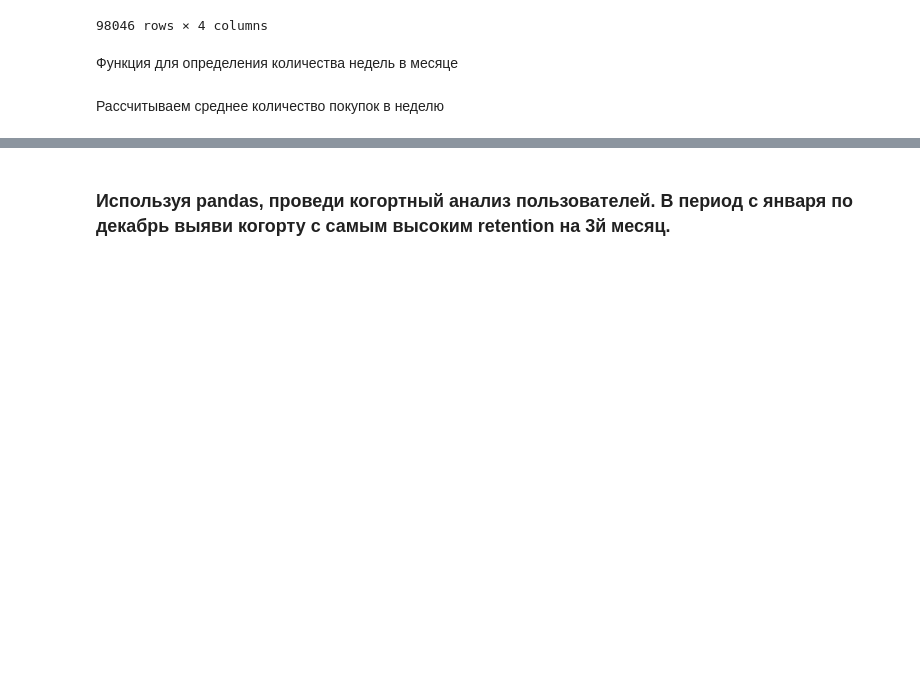
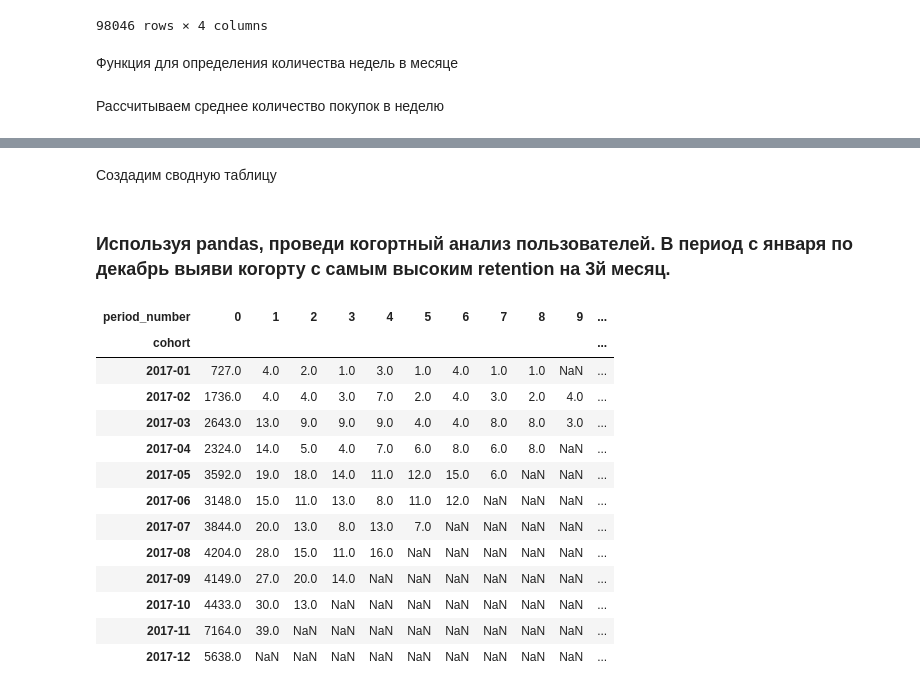
Before and after one commit to MikhailRMA/WorkSpace, a Jupyter notebook: Project_6/Project_6.ipynb, the cells around one changed output, grey strips where cells are left out. Drawn from its saved outputs; the diff is of its cells as text; code cells hidden in the pictures; blank space fills up the shorter version.

```diff
--- a/Project_6/Project_6.ipynb
+++ b/Project_6/Project_6.ipynb
@@ -334,2 +401,22 @@ purchase_counts.round(2)
+# %% [markdown]
+Создадим сводную таблицу
 # %% [markdown]
 ### Используя pandas, проведи когортный анализ пользователей. В период с января по декабрь выяви когорту с самым высоким retention на 3й месяц.
+# %%
+cohort_pivot = cohort.pivot_table(index='cohort', columns='period_number', values='user_count')
+cohort_pivot
+# %% [output]
+| period_number | 0 | 1 | 2 | 3 | 4 | 5 | 6 | 7 | 8 | 9 | ... |
+| cohort |  |  |  |  |  |  |  |  |  |  | ... |
+| 2017-01 | 727.0 | 4.0 | 2.0 | 1.0 | 3.0 | 1.0 | 4.0 | 1.0 | 1.0 | NaN | ... |
+| 2017-02 | 1736.0 | 4.0 | 4.0 | 3.0 | 7.0 | 2.0 | 4.0 | 3.0 | 2.0 | 4.0 | ... |
+| 2017-03 | 2643.0 | 13.0 | 9.0 | 9.0 | 9.0 | 4.0 | 4.0 | 8.0 | 8.0 | 3.0 | ... |
+| 2017-04 | 2324.0 | 14.0 | 5.0 | 4.0 | 7.0 | 6.0 | 8.0 | 6.0 | 8.0 | NaN | ... |
+| 2017-05 | 3592.0 | 19.0 | 18.0 | 14.0 | 11.0 | 12.0 | 15.0 | 6.0 | NaN | NaN | ... |
+| 2017-06 | 3148.0 | 15.0 | 11.0 | 13.0 | 8.0 | 11.0 | 12.0 | NaN | NaN | NaN | ... |
+| 2017-07 | 3844.0 | 20.0 | 13.0 | 8.0 | 13.0 | 7.0 | NaN | NaN | NaN | NaN | ... |
+| 2017-08 | 4204.0 | 28.0 | 15.0 | 11.0 | 16.0 | NaN | NaN | NaN | NaN | NaN | ... |
+| 2017-09 | 4149.0 | 27.0 | 20.0 | 14.0 | NaN | NaN | NaN | NaN | NaN | NaN | ... |
+| 2017-10 | 4433.0 | 30.0 | 13.0 | NaN | NaN | NaN | NaN | NaN | NaN | NaN | ... |
+| 2017-11 | 7164.0 | 39.0 | NaN | NaN | NaN | NaN | NaN | NaN | NaN | NaN | ... |
+| 2017-12 | 5638.0 | NaN | NaN | NaN | NaN | NaN | NaN | NaN | NaN | NaN | ... |
```
Also changed, not shown: parts of 16 cells of this notebook.
